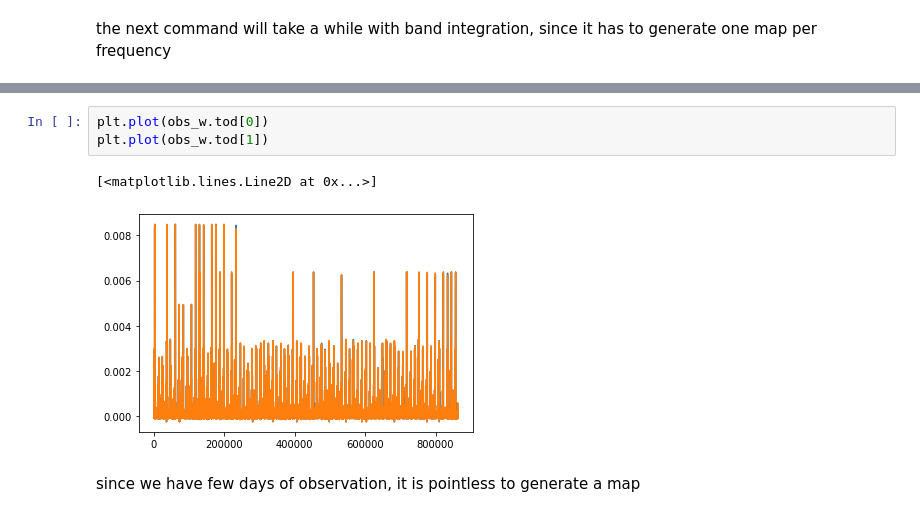
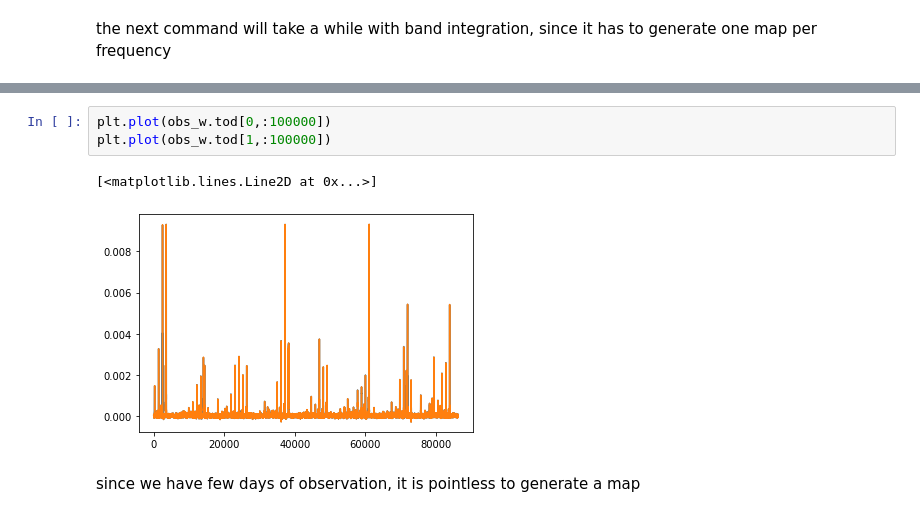
Before and after one commit to litebird/litebird_sim, a Jupyter notebook: litebird_sim/out_of_band_analysis/examples/simple_scan.ipynb, the cells around one changed output, grey strips where cells are left out. Saved outputs shown, nothing was run; the diff lists cells and outputs as text.

```diff
--- a/litebird_sim/out_of_band_analysis/examples/simple_scan.ipynb
+++ b/litebird_sim/out_of_band_analysis/examples/simple_scan.ipynb
@@ -224,9 +238,9 @@ t_tod-t_in
 # %%
-plt.plot(obs_w.tod[0])
-plt.plot(obs_w.tod[1])
+plt.plot(obs_w.tod[0,:100000])
+plt.plot(obs_w.tod[1,:100000])
 # %% [output]
 [<matplotlib.lines.Line2D at 0x...>]
-[figure, old version]
+[figure, new version]
 # %% [markdown]
 since we have few days of observation, it is pointless to generate a map
 # %% [markdown]
```
Also changed, not shown: parts of 13 cells of this notebook, 2 other files.
